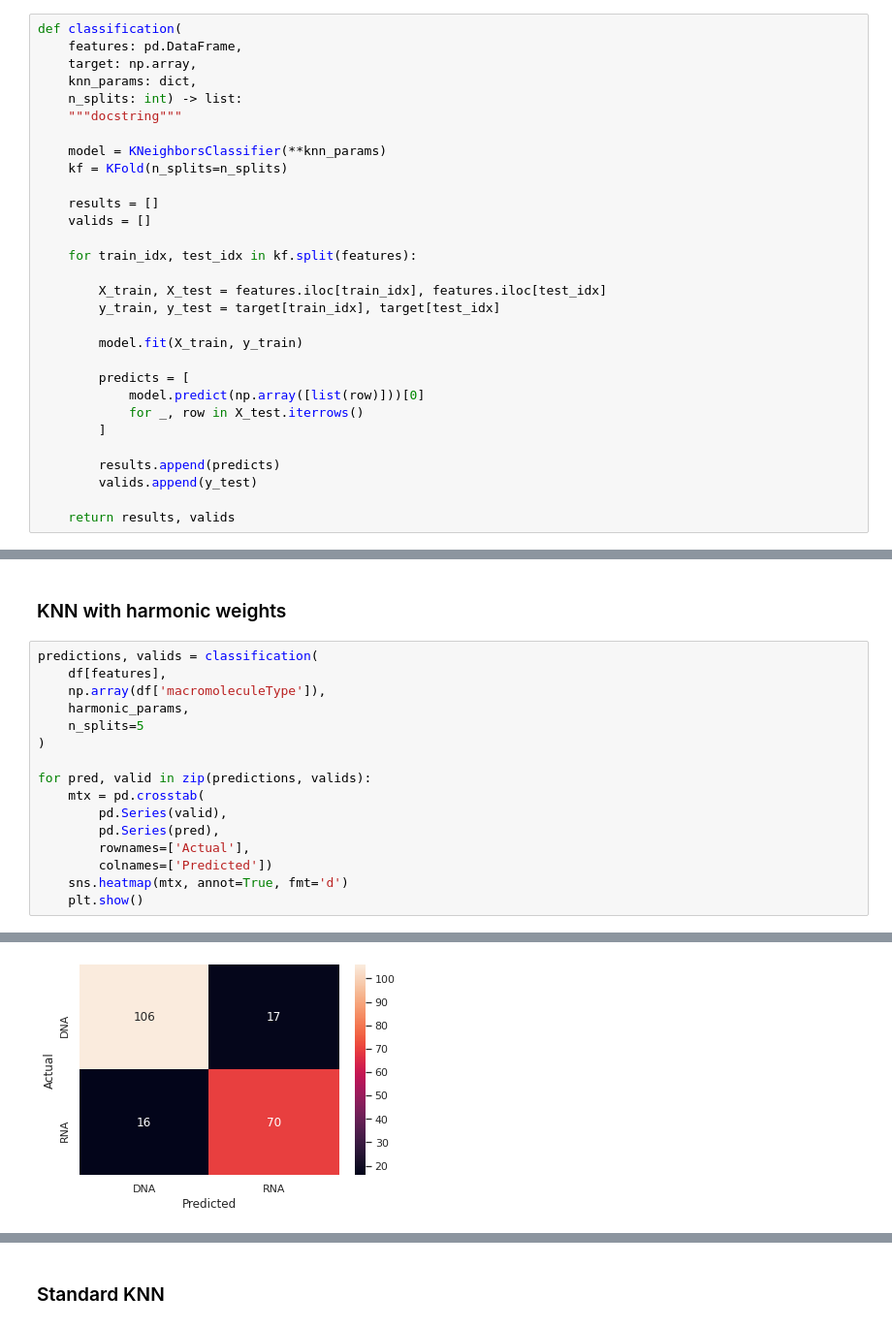
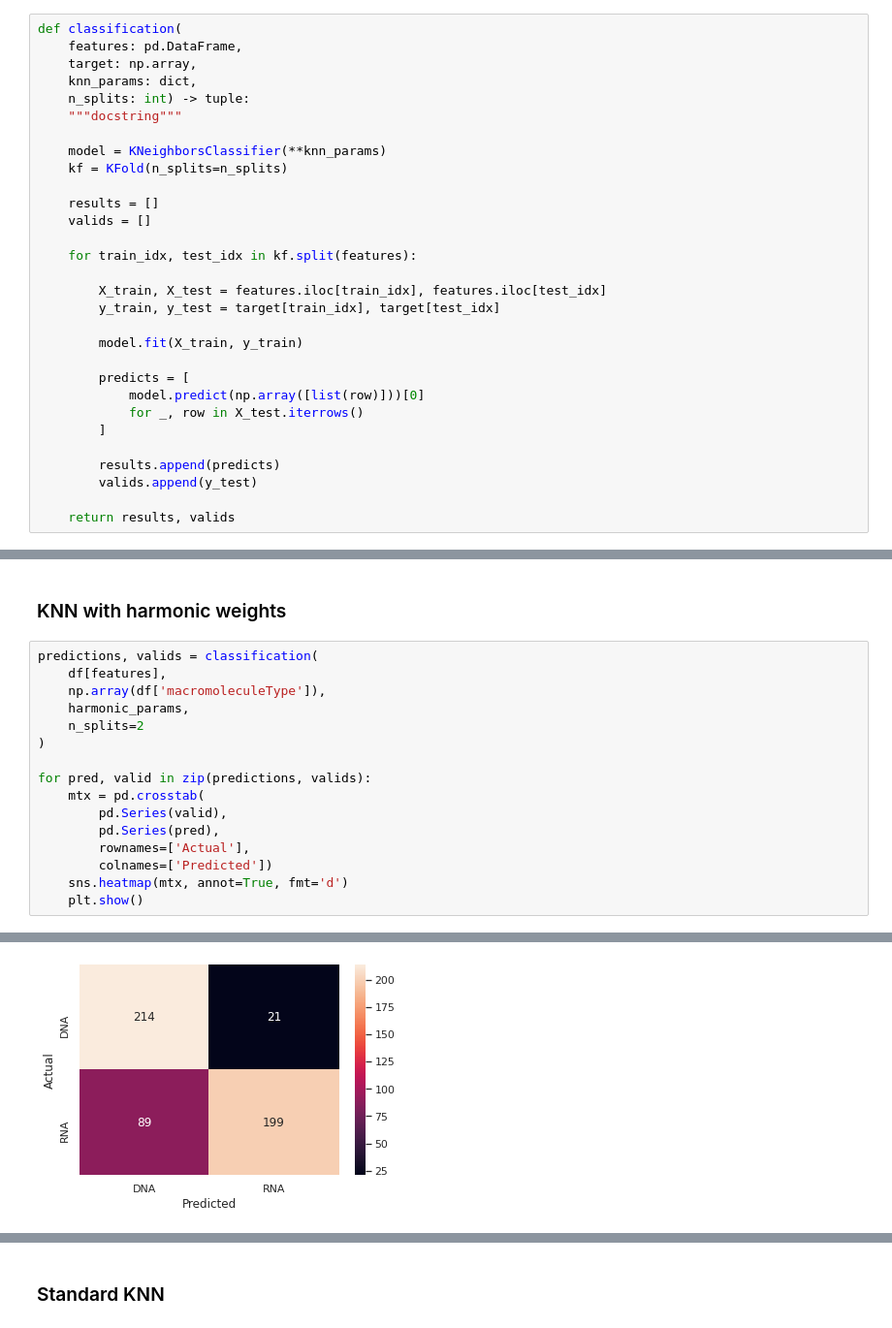
Before and after one commit to alanpbandeira/DAF-projects, a Jupyter notebook: protein_classification/notebooks/KNN-Experiments.ipynb, the cells around one changed output, grey strips where cells are left out. Shown at 97% size. Cells and saved outputs as stored; diff of their text form.

```diff
--- a/protein_classification/notebooks/KNN-Experiments.ipynb
+++ b/protein_classification/notebooks/KNN-Experiments.ipynb
@@ -146,7 +145,7 @@ def classification(
     features: pd.DataFrame,
     target: np.array,
     knn_params: dict,
-    n_splits: int) -> list:
+    n_splits: int) -> tuple:
     """docstring"""
 
     model = KNeighborsClassifier(**knn_params)
@@ -180,7 +203,7 @@ predictions, valids = classification(
     df[features],
     np.array(df['macromoleculeType']),
     harmonic_params,
-    n_splits=5
+    n_splits=2
 )
 
 for pred, valid in zip(predictions, valids):
@@ -196 +219 @@ for pred, valid in zip(predictions, valids):
-[figure, old version]
+[figure, new version]
```
Also changed, not shown: parts of 15 cells of this notebook, 6 other files.
